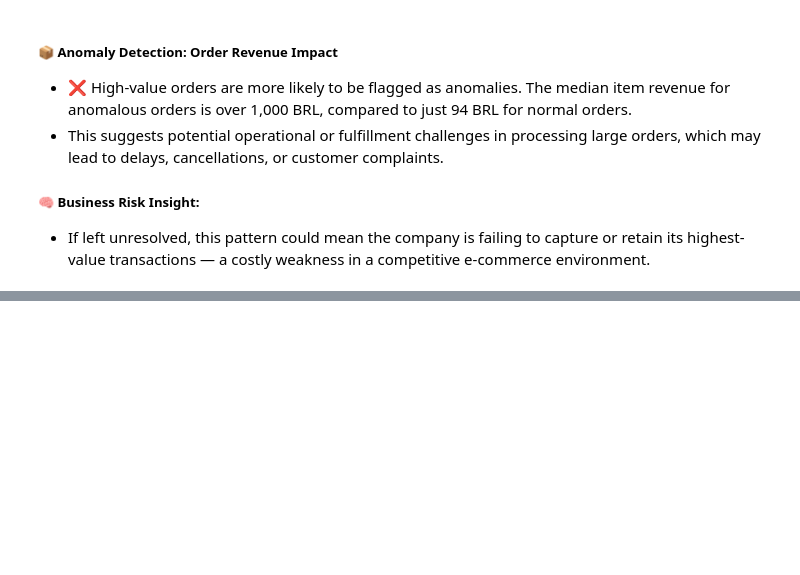
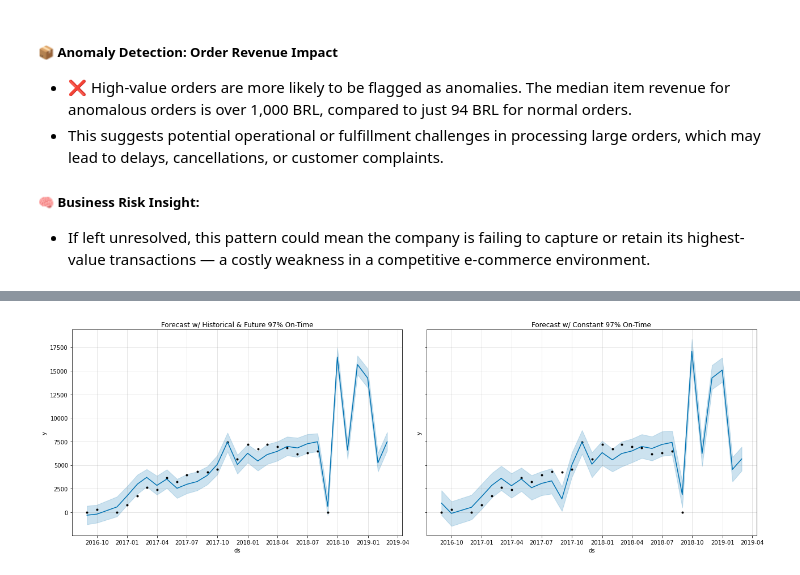
Before and after one commit to joelam21/olist_sales_fulfillment_analysis, a Jupyter notebook: notebooks/olist_project_analysis.ipynb, the cells around one changed output, grey strips where cells are left out. Cells and saved outputs as stored; diff of their text form; code cells hidden in the pictures; blank space fills up the shorter version.

Commit message:
Added two Prophet forecasting scenarios

```diff
--- a/notebooks/olist_project_analysis.ipynb
+++ b/notebooks/olist_project_analysis.ipynb
@@ -931,3 +931,51 @@ The median item revenue for anomalous orders is over 1,000 BRL, compared to just
 
 ##### 🧠 Business Risk Insight:
 - If left unresolved, this pattern could mean the company is failing to capture or retain its highest-value transactions — a costly weakness in a competitive e-commerce environment.
+# %%
+import pandas as pd
+from prophet import Prophet
+import matplotlib.pyplot as plt
+
+# Step 1: Prepare monthly data
+df['order_month'] = pd.to_datetime(df['order_purchase_timestamp']).dt.to_period('M')
+monthly_orders = df.groupby('order_month').size().reset_index(name='order_count')
+monthly_reliability = df.groupby('order_month')['delivery_delay'].apply(lambda x: (x <= 0).mean()).reset_index(name='pct_ontime')
+
+# Merge reliability into order volume
+monthly_orders['ds'] = monthly_orders['order_month'].dt.to_timestamp()
+monthly_orders.rename(columns={'order_count': 'y'}, inplace=True)
+df_prophet = pd.merge(monthly_orders, monthly_reliability, on='order_month')
+
+# SCENARIO 1: Actual + Future Projected (0.97)
+df_scenario1 = df_prophet[['ds', 'y', 'pct_ontime']].rename(columns={'pct_ontime': 'regressor'})
+model_1 = Prophet()
+model_1.add_regressor('regressor')
+model_1.fit(df_scenario1)
+
+future_df_1 = model_1.make_future_dataframe(periods=6, freq='M')
+future_df_1['regressor'] = pd.concat([df_scenario1['regressor'], pd.Series([0.97]*6)], ignore_index=True)
+forecast_1 = model_1.predict(future_df_1)
+
+# SCENARIO 2: All 0.97 On-Time
+model_2 = Prophet()
+model_2.add_regressor('regressor')
+df_constant = df_prophet[['ds', 'y']].copy()
+df_constant['regressor'] = 0.97
+model_2.fit(df_constant)
+
+future_df_2 = model_2.make_future_dataframe(periods=6, freq='M')
+future_df_2['regressor'] = 0.97
+forecast_2 = model_2.predict(future_df_2)
+
+# Plot side by side
+fig, axes = plt.subplots(1, 2, figsize=(18, 6), sharey=True)
+
+model_1.plot(forecast_1, ax=axes[0])
+axes[0].set_title("Forecast w/ Historical & Future 97% On-Time")
+
+model_2.plot(forecast_2, ax=axes[1])
+axes[1].set_title("Forecast w/ Constant 97% On-Time")
+
+plt.tight_layout()
+plt.show()
+# %% [output]
@@ -933,0 +986 @@ The median item revenue for anomalous orders is over 1,000 BRL, compared to just
+[figure, added]
```
Also changed, not shown: parts of 2 cells of this notebook.
